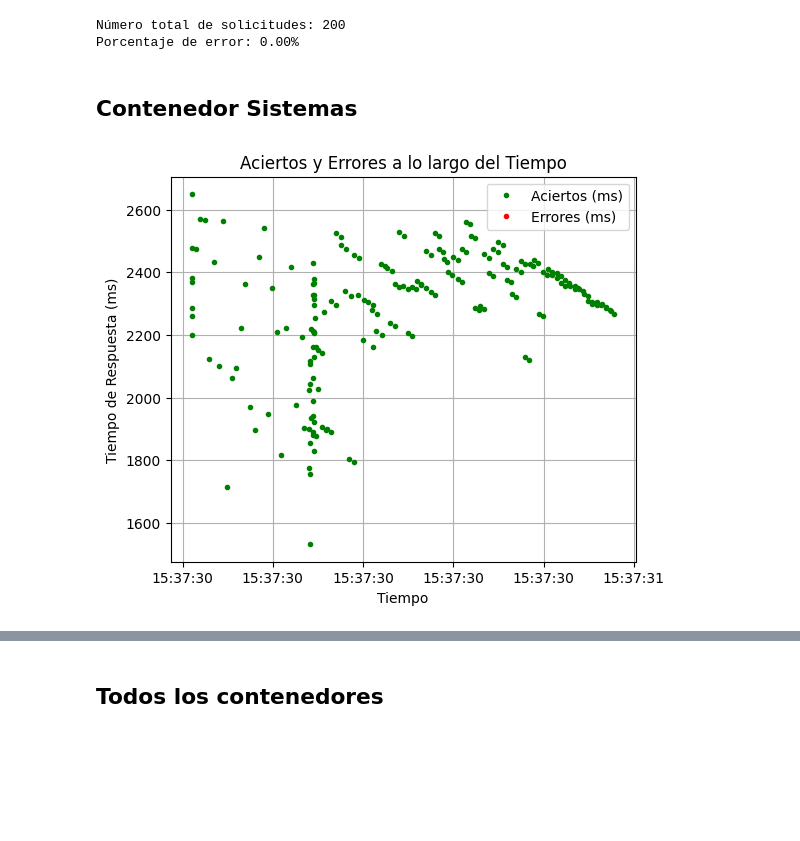
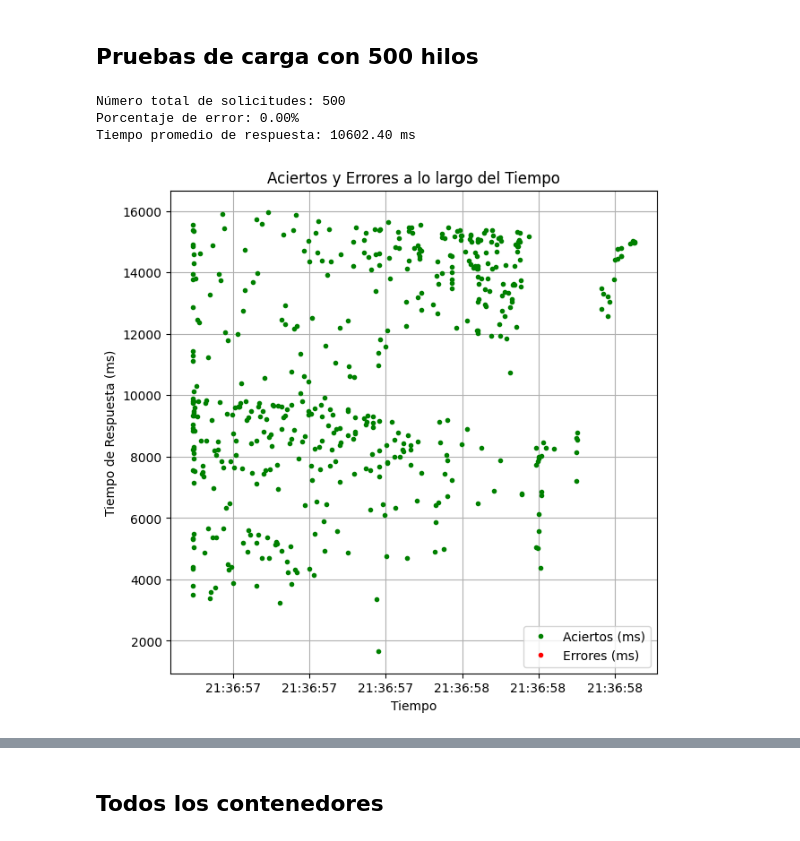
Before and after one commit to DanielXMPB/pruebas-coma, a Jupyter notebook: grafic_results.ipynb, the cells around one changed output, grey strips where cells are left out. Cells and saved outputs as stored; diff of their text form; code cells hidden in the pictures; blank space fills up the shorter version.

Commit message:
Multi container testing and grafics improvements added

```diff
--- a/grafic_results.ipynb
+++ b/grafic_results.ipynb
@@ -46,58 +103,47 @@ plt.show()
-# %%
-# Contar el número total de filas
-total_requests = len(df_real)
-
-# Filtrar las filas donde la columna 'success' es False
-errores = df_real[df_real['success'] == False]
-
-# Contar el número de filas con errores
-num_errores = len(errores)
-
-# Calcular el porcentaje de errores
-porcentaje_error = (num_errores / total_requests) * 100
-
-# Imprimir el porcentaje de errores
-print(f'Número total de solicitudes: {total_requests}')
-print(f'Porcentaje de error: {porcentaje_error:.2f}%')
-# %% [output]
-Número total de solicitudes: 200
-Porcentaje de error: 0.00%
-# %% [markdown]
-## Contenedor Sistemas
+# %% [markdown]
+## Pruebas de carga con 500 hilos
 # %%
 # Leer el archivo CSV
-df = pd.read_csv('./results/new_server_results.jtl', sep=',', skip_blank_lines=True, on_bad_lines='warn')
+df_new_500 = pd.read_csv('./results/new_server_results_500.jtl', sep=',', skip_blank_lines=True, on_bad_lines='warn')
 
-# Filtrar las filas cuyo responseCode no empiece por 3
-df = df[~df['responseCode'].astype(str).str.startswith('3')]
+# Filtrar las filas donde 'label' tenga un valor específico
+df_new_500 = df_new_500[df_new_500['label'] == 'sistemas']
 # %%
 # Convertir el timestamp a un formato de fecha y hora
-df['timeStamp'] = pd.to_datetime(df['timeStamp'], unit='ms')
+df_new_500['timeStamp'] = pd.to_datetime(df_new_500['timeStamp'], unit='ms')
 
 # Filtrar los datos por éxito y fallo
-success_df = df[df['success'] == True]
-failure_df = df[df['success'] == False]
+success_df = df_new_500[df_new_500['success'] == True]
+failure_df = df_new_500[df_new_500['success'] == False]
 
-# Crear la figura y los ejes
-plt.figure(figsize=(6, 5))
+# Contar el número total de filas
+total_requests = len(df_new_500)
+num_errores = len(failure_df)
 
-# Graficar los tiempos de respuesta exitosos
+# Calcular el porcentaje de errores
+porcentaje_error = (num_errores / total_requests) * 100
+
+# Calcular el tiempo promedio de respuesta para las solicitudes exitosas
+tiempo_promedio_respuesta_exitosas = success_df['elapsed'].mean()
+
+# Imprimir datos
+print(f'Número total de solicitudes: {total_requests}')
+print(f'Porcentaje de error: {porcentaje_error:.2f}%')
+print(f'Tiempo promedio de respuesta: {tiempo_promedio_respuesta_exitosas:.2f} ms')
+
+# Crear la figura
+plt.figure(figsize=(7, 7))
 plt.plot(success_df['timeStamp'], success_df['elapsed'], 'g.', label='Aciertos (ms)')
-
-# Graficar los tiempos de respuesta fallidos
 plt.plot(failure_df['timeStamp'], failure_df['elapsed'], 'r.', label='Errores (ms)')
-
-# Configurar etiquetas y título
 plt.xlabel('Tiempo')
 plt.ylabel('Tiempo de Respuesta (ms)')
 plt.title('Aciertos y Errores a lo largo del Tiempo')
 plt.legend()
 plt.grid(True)
-
-# Formatear el eje x para cortar los decimales del timestamp
 plt.gca().xaxis.set_major_formatter(mdates.DateFormatter('%H:%M:%S'))
-
-# Mostrar la gráfica
 plt.show()
 # %% [output]
+Número total de solicitudes: 500
+Porcentaje de error: 0.00%
+Tiempo promedio de respuesta: 10602.40 ms
-[figure, old version]
+[figure, new version]
```
Also changed, not shown: parts of 16 cells of this notebook, 54 other files.
